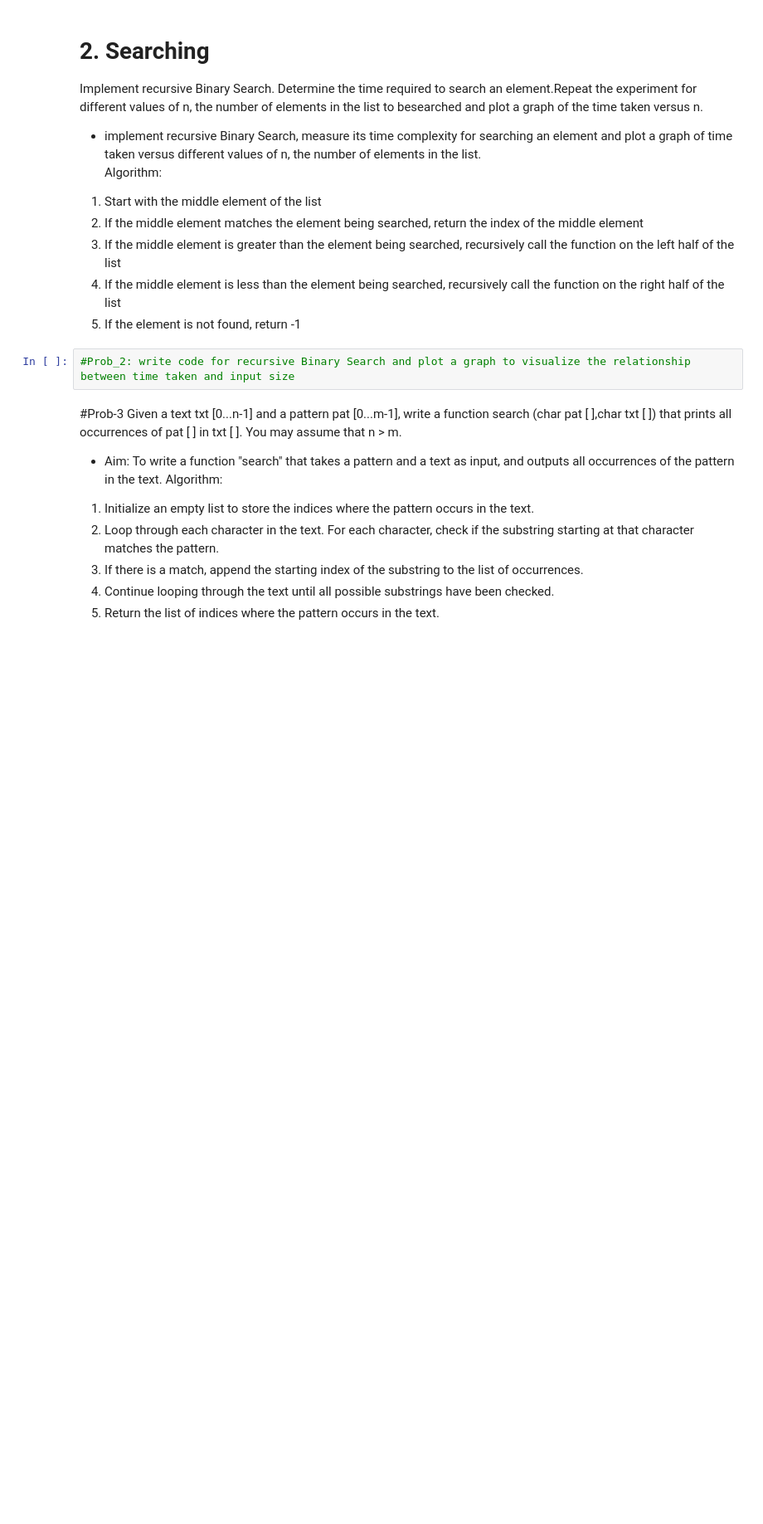
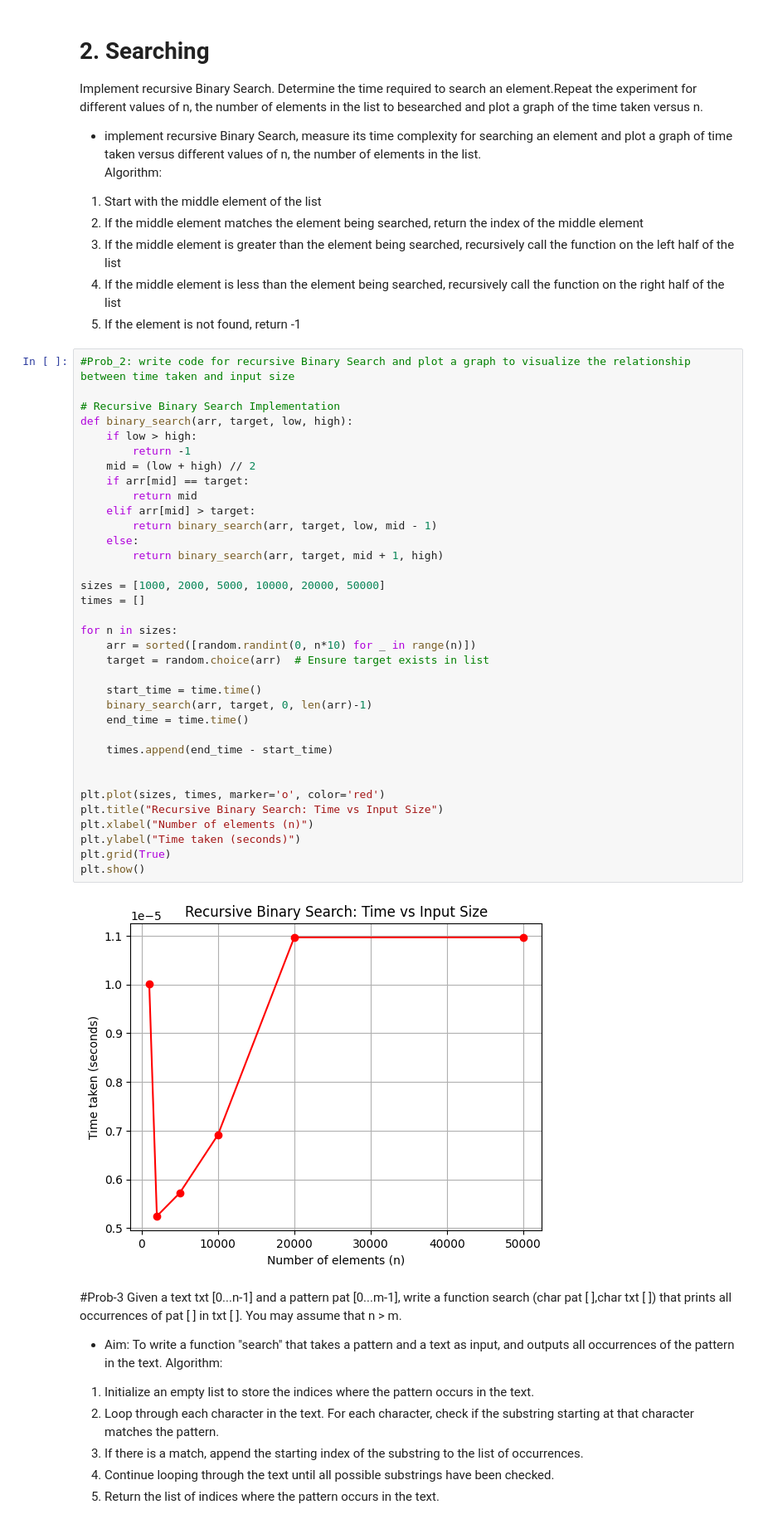
Before and after one commit to ARSrivatsva-25/APS-LAB, a Jupyter notebook: lab_4.ipynb, the cells around one changed output. Shown at 83% size. Saved outputs shown, nothing was run; the diff lists cells and outputs as text; blank space fills up the shorter version.

Commit message:
Searching and other problems by Aryan Srivastava

```diff
--- a/lab_4.ipynb
+++ b/lab_4.ipynb
@@ -58,8 +58,43 @@ Algorithm:
 3. If the middle element is greater than the element being searched, recursively call the function on the left half of the list
 4. If the middle element  is  less than the element  being searched, recursively call the function on the right half of the list
 5. If the element is not found, return -1
-# %%
-#Prob_2: write code for recursive Binary Search and plot a graph to visualize the relationship between time taken and input size
+# %%
+#Prob_2: write code for recursive Binary Search and plot a graph to visualize the relationship between time taken and input size
+
+# Recursive Binary Search Implementation
+def binary_search(arr, target, low, high):
+    if low > high:
+        return -1
+    mid = (low + high) // 2
+    if arr[mid] == target:
+        return mid
+    elif arr[mid] > target:
+        return binary_search(arr, target, low, mid - 1)
+    else:
+        return binary_search(arr, target, mid + 1, high)
+
+sizes = [1000, 2000, 5000, 10000, 20000, 50000]
+times = []
+
+for n in sizes:
+    arr = sorted([random.randint(0, n*10) for _ in range(n)])
+    target = random.choice(arr)  # Ensure target exists in list
+
+    start_time = time.time()
+    binary_search(arr, target, 0, len(arr)-1)
+    end_time = time.time()
+
+    times.append(end_time - start_time)
+
+
+plt.plot(sizes, times, marker='o', color='red')
+plt.title("Recursive Binary Search: Time vs Input Size")
+plt.xlabel("Number of elements (n)")
+plt.ylabel("Time taken (seconds)")
+plt.grid(True)
+plt.show()
+# %% [output]
+[figure, added]
 # %% [markdown]
 #Prob-3
 Given a text txt [0...n-1] and a pattern pat [0...m-1], write a function search (char pat [ ],char txt [ ]) that prints all occurrences of pat [ ] in txt [ ]. You may assume that n > m.
```
